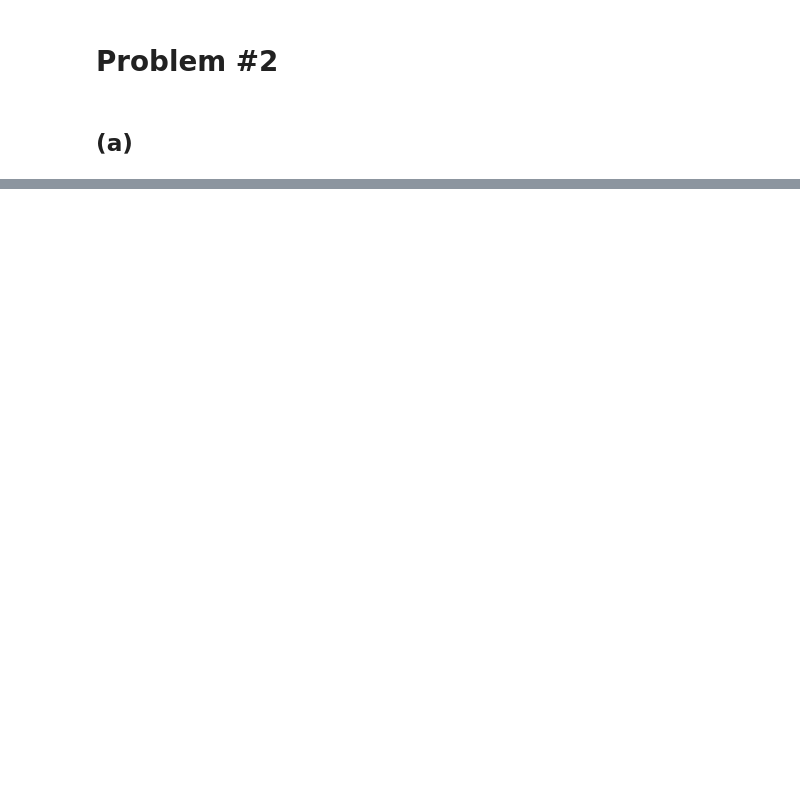
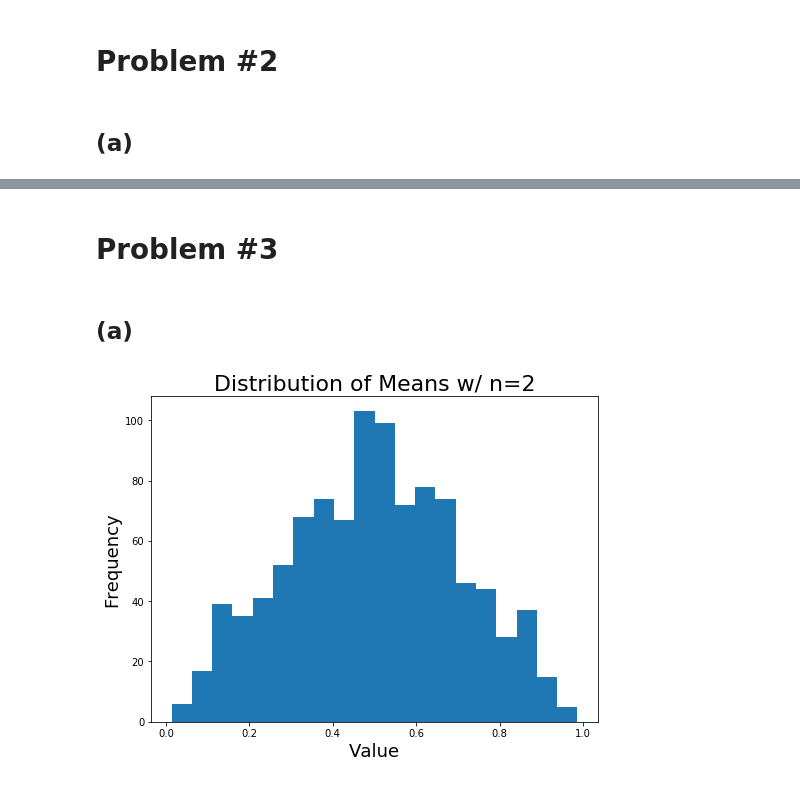
Before and after one commit to rfeinman/hw-mathtools, a Jupyter notebook: Feinman_Reuben_HW4/hw4.ipynb, the cells around one changed output, grey strips where cells are left out. Saved outputs shown, nothing was run; the diff lists cells and outputs as text; code cells hidden in the pictures; blank space fills up the shorter version.

```diff
--- a/Feinman_Reuben_HW4/hw4.ipynb
+++ b/Feinman_Reuben_HW4/hw4.ipynb
@@ -95,0 +142,15 @@ Counter({1: 98,
+# %% [markdown]
+# Problem #3
+# %% [markdown]
+## (a)
+# %%
+# Try it first with 1000 samples
+
+# Sample 2 values from uniform(0,1) 1000 times
+samples = np.random.uniform(size=(1000, 2))
+# Compute the mean of the 2 values for each of our 1000 trials
+means = samples.mean(axis=1)
+# Plot histogram of these 1000 means
+histogram_continuous(means, nbins=20, title="Distribution of Means w/ n=2")
+# %% [output]
+[figure, added]
```
Also changed, not shown: parts of 24 cells of this notebook.
